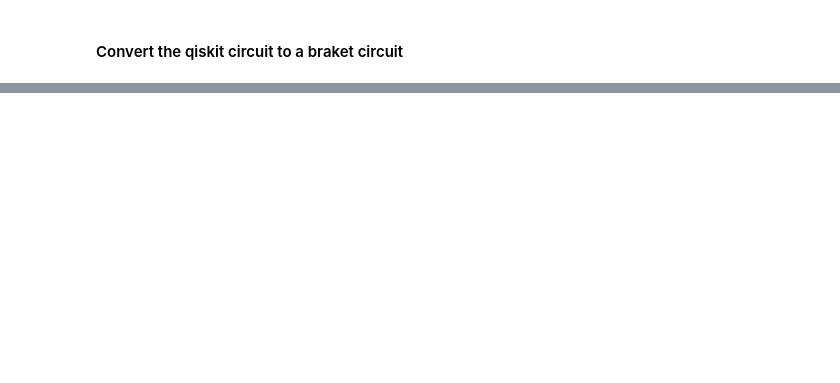
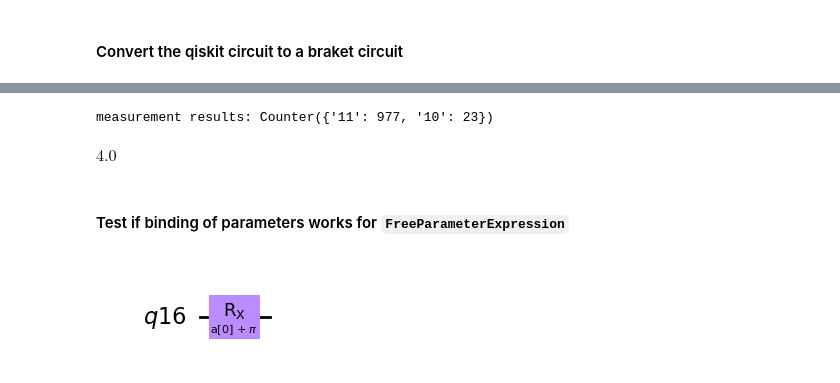
Before and after one commit to lukasvoss/Quantum_Optimal_Control, a Jupyter notebook: 00_AWS/02_gate_level/qiskit_to_braket_circuit.ipynb, the cells around one changed output, grey strips where cells are left out. Drawn from its saved outputs; the diff is of its cells as text; code cells hidden in the pictures; blank space fills up the shorter version.

```diff
--- a/00_AWS/02_gate_level/qiskit_to_braket_circuit.ipynb
+++ b/00_AWS/02_gate_level/qiskit_to_braket_circuit.ipynb
@@ -123,0 +89,10 @@ True
+# %%
+# run the circuit on the local simulator
+task = device.run(braket_circuit, shots=1000, inputs=bound_parameters)
+
+# visualize the results
+result = task.result()
+measurement = result.measurement_counts
+print('measurement results:', measurement)
+# %% [output]
+measurement results: Counter({'11': 977, '10': 23})
@@ -123,0 +103,14 @@ True
+# %%
+test_expession.evalf(subs={'a0': 1.0})
+# %% [output]
+$\displaystyle 4.0$
+# %% [markdown]
+#### Test if binding of parameters works for ``FreeParameterExpression``
+# %%
+params = ParameterVector("a", 1)
+qiskit_circuit = QuantumCircuit(QuantumRegister(1), name="test_param_binding")
+qiskit_circuit.rx(np.pi + params[0], 0)
+
+qiskit_circuit.draw("mpl")
+# %% [output]
+[figure, added]
```
Also changed, not shown: parts of 25 cells of this notebook, 53 other files.
